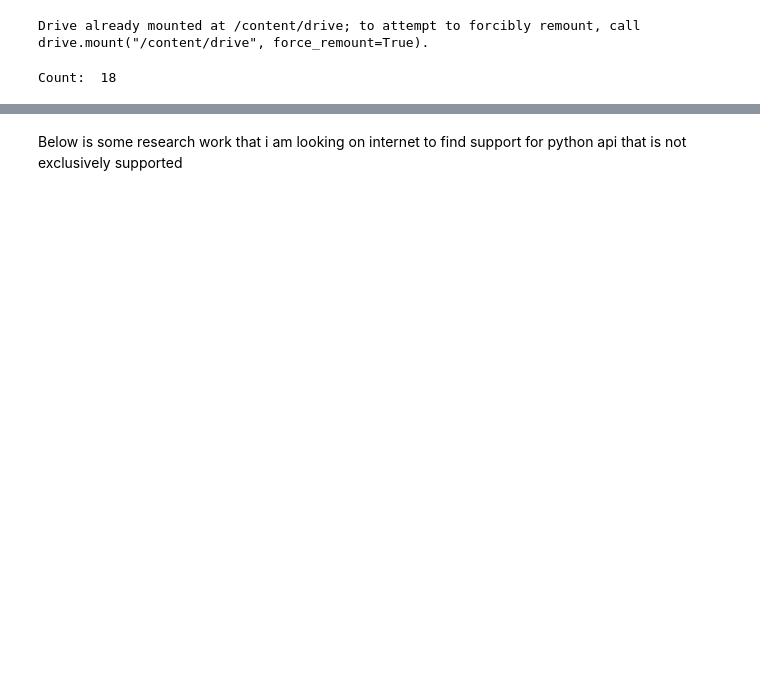
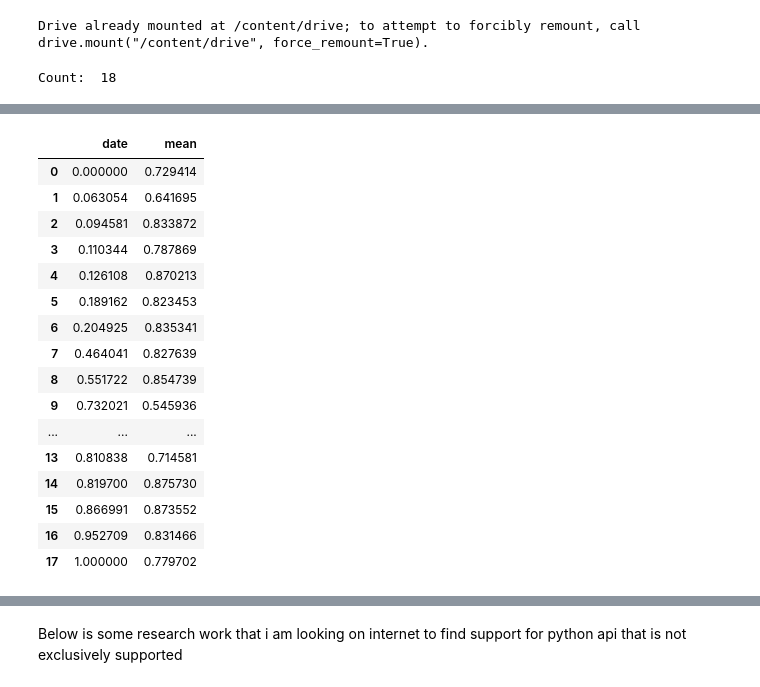
Before and after one commit to nachiketaraina/ndvi_using_gee, a Jupyter notebook: test_project.ipynb, the cells around one changed output, grey strips where cells are left out. Drawn from its saved outputs; the diff is of its cells as text; code cells hidden in the pictures; blank space fills up the shorter version.

```diff
--- a/test_project.ipynb
+++ b/test_project.ipynb
@@ -113,0 +152,20 @@ for i in range(collectionSize):
+# %%
+df_normalized
+# %% [output]
+|  | date | mean |
+| 0 | 0.000000 | 0.729414 |
+| 1 | 0.063054 | 0.641695 |
+| 2 | 0.094581 | 0.833872 |
+| 3 | 0.110344 | 0.787869 |
+| 4 | 0.126108 | 0.870213 |
+| 5 | 0.189162 | 0.823453 |
+| 6 | 0.204925 | 0.835341 |
+| 7 | 0.464041 | 0.827639 |
+| 8 | 0.551722 | 0.854739 |
+| 9 | 0.732021 | 0.545936 |
+| ... | ... | ... |
+| 13 | 0.810838 | 0.714581 |
+| 14 | 0.819700 | 0.875730 |
+| 15 | 0.866991 | 0.873552 |
+| 16 | 0.952709 | 0.831466 |
+| 17 | 1.000000 | 0.779702 |
```
Also changed, not shown: parts of 52 cells of this notebook.
